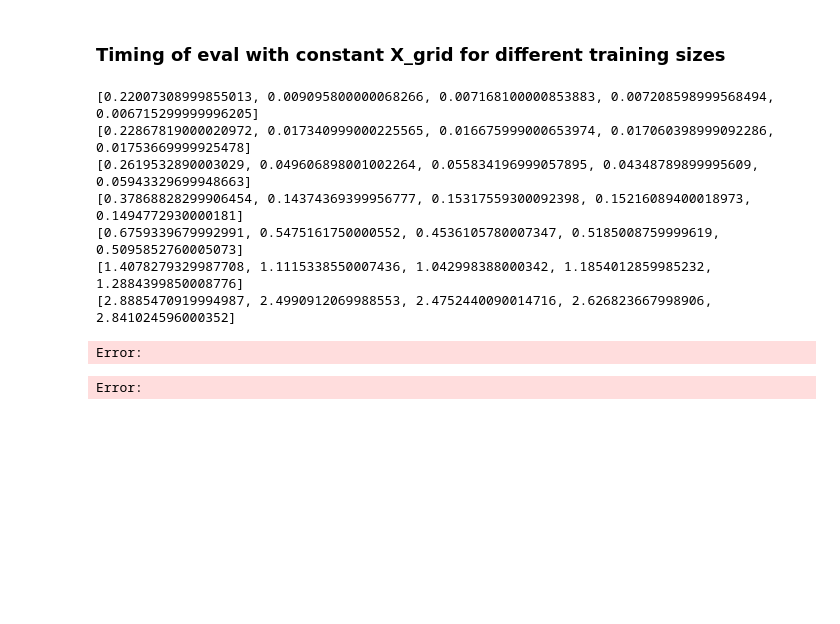
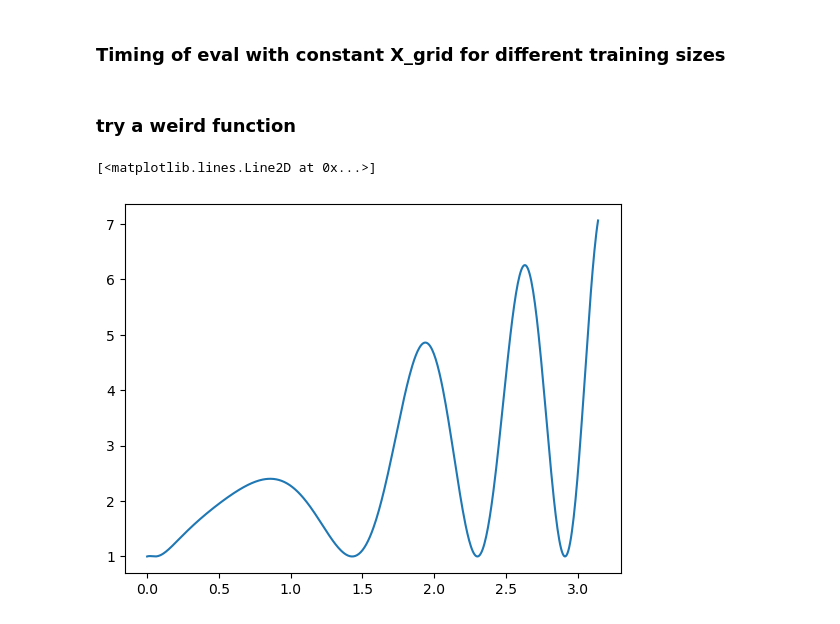
Before and after one commit to LukasEin/jaxgp, a Jupyter notebook: benchmarking1D.ipynb, the cells around one changed output. Saved outputs shown, nothing was run; the diff lists cells and outputs as text; code cells hidden in the pictures; blank space fills up the shorter version.

```diff
--- a/benchmarking1D.ipynb
+++ b/benchmarking1D.ipynb
@@ -43,29 +35,49 @@ WARNING:jax._src.lib.xla_bridge:No GPU/TPU found, falling back to CPU. (Set TF_C
 # %% [markdown]
 ### Timing of eval with constant X_grid for different training sizes
 # %%
-X = jnp.linspace(0.2, 0.8, 10000)
+# X = jnp.linspace(0.2, 0.8, 5000)
 
-for elem in data_sizes:
-    data_split = (elem, )
+# for elem in data_sizes:
+#     data_split = (elem, )
 
-    X_data = jnp.linspace(0.0, 1.0, data_split[0]).reshape(-1,1)
-    Y_data =jnp.ones(data_split[0]).reshape(-1,1)
+#     X_data = jnp.linspace(0.0, 1.0, data_split[0]).reshape(-1,1)
+#     Y_data =jnp.ones(data_split[0]).reshape(-1,1)
 
-    model = gpr.ExactGPR(kernel=kernel_1, data_split=data_split, noise=0.1)
-    model.train(X_data=X_data, Y_data=Y_data)
+#     model = gpr.ExactGPR(kernel=kernel_1, data_split=data_split, noise=0.1)
+#     model.train(X_data=X_data, Y_data=Y_data)
 
-    def test_RBF():
-        model.eval(X, return_std=True)
+#     def test_RBF():
+#         model.eval(X, return_std=True)
 
 
-    print(timeit.repeat(test_RBF, repeat=5, number=1))
+#     print(f"N={elem}: {timeit.repeat(test_RBF, repeat=5, number=1)}")
-# %% [output]
-[0.22007308999855013, 0.009095800000068266, 0.007168100000853883, 0.007208598999568494, 0.006715299999996205]
-[0.22867819000020972, 0.017340999000225565, 0.016675999000653974, 0.017060398999092286, 0.01753669999925478]
-[0.2619532890003029, 0.049606898001002264, 0.055834196999057895, 0.04348789899995609, 0.05943329699948663]
-[0.37868828299906454, 0.14374369399956777, 0.15317559300092398, 0.15216089400018973, 0.1494772930000181]
-[0.6759339679992991, 0.5475161750000552, 0.4536105780007347, 0.5185008759999619, 0.5095852760005073]
-[1.4078279329987708, 1.1115338550007436, 1.042998388000342, 1.1854012859985232, 1.2884399850008776]
-[2.8885470919994987, 2.4990912069988553, 2.4752440090014716, 2.626823667998906, 2.841024596000352]
-Error:
-Error:
+# %% [markdown]
+### try a weird function
+# %%
+key = random.PRNGKey(int(time.time()))
+
+def f(x, noise=0):
+    return jnp.sin(2*x**2 + 1/(x+0.5/jnp.pi))*x + 1.0 + x + noise*random.normal(key,x.shape)
+
+gradient = vmap(grad(f), in_axes=(0,None))
+
+def df(x, noise=0):
+    return gradient(x, noise) + noise*random.normal(key,x.shape)
+
+# def f(x, noise=0.0):
+#     temp = jnp.where(x<0, -x+1, x)
+#     return temp + noise*random.normal(key,x.shape)
+
+# def df(x, noise=0.0):
+#     temp = jnp.where(x<0, -1.0, 1.0)
+#     return temp + noise*random.normal(key,x.shape)
+# %%
+grid = jnp.linspace(0.0, jnp.pi, 501)
+y = f(grid,0.0)
+dy = df(grid, 0.1)
+# %%
+plt.plot(grid, y)
+# plt.plot(grid, dy)
+# %% [output]
+[<matplotlib.lines.Line2D at 0x...>]
+[figure, added]
```
Also changed, not shown: parts of 9 cells of this notebook, 6 other files.
